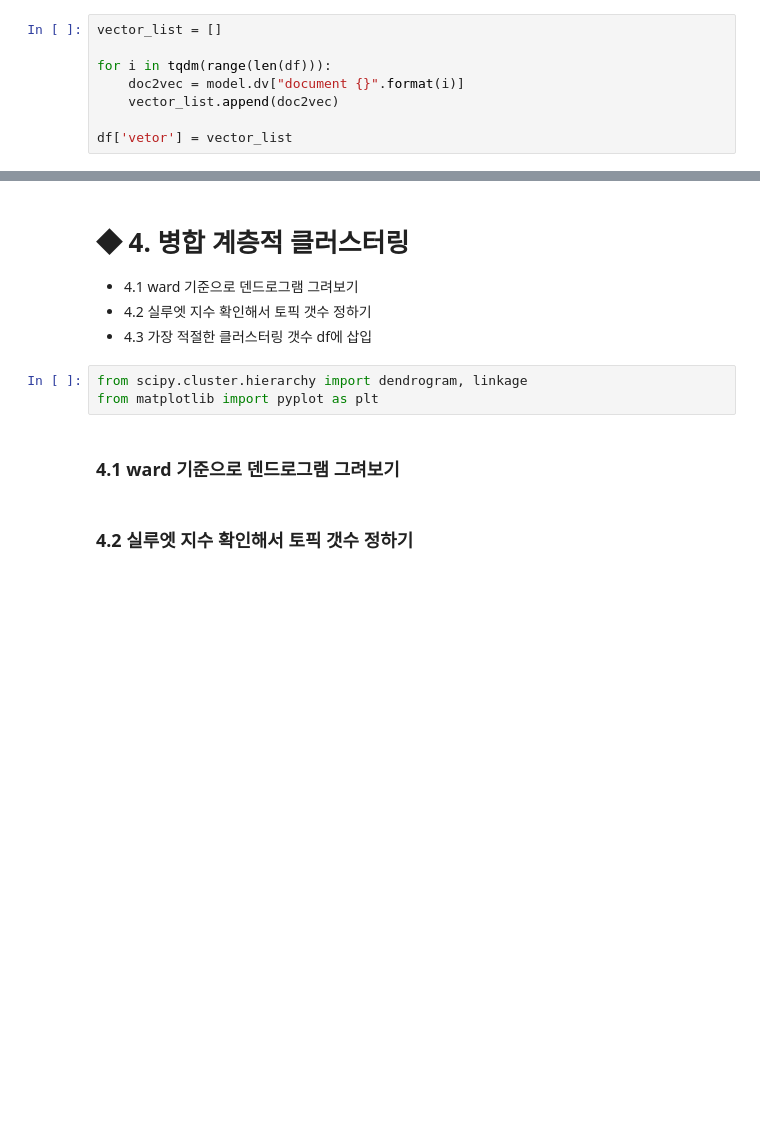
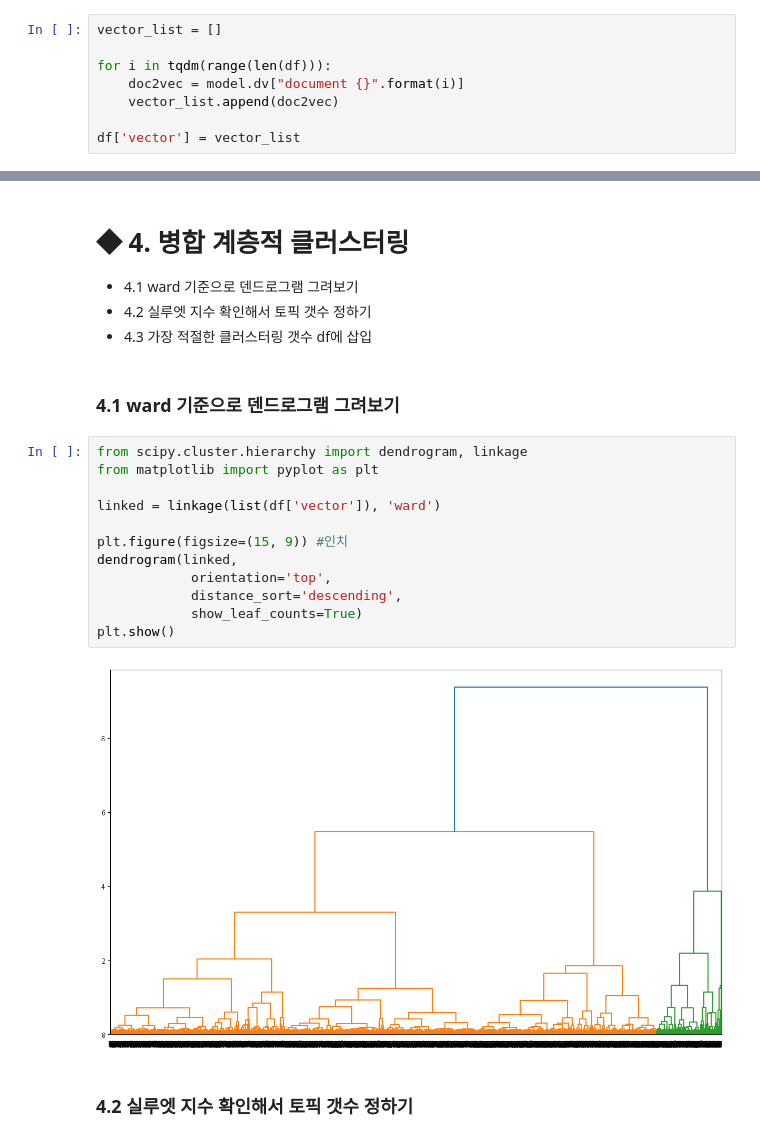
Before and after one commit to Sungileo/LGDX_2, a Jupyter notebook: posts/Day1_실습.ipynb, the cells around one changed output, grey strips where cells are left out. Drawn from its saved outputs; the diff is of its cells as text; blank space fills up the shorter version.

```diff
--- a/posts/Day1_실습.ipynb
+++ b/posts/Day1_실습.ipynb
@@ -177,7 +177,7 @@ for i in tqdm(range(len(df))):
     doc2vec = model.dv["document {}".format(i)]
     vector_list.append(doc2vec)
 
-df['vetor'] = vector_list
+df['vector'] = vector_list
 # %%
 df.head()
 # %% [output]
@@ -192,11 +192,22 @@ df.head()
 * 4.1 ward 기준으로 덴드로그램 그려보기
 * 4.2 실루엣 지수 확인해서 토픽 갯수 정하기
 * 4.3 가장 적절한 클러스터링 갯수 df에 삽입
-# %%
-from scipy.cluster.hierarchy import dendrogram, linkage
-from matplotlib import pyplot as plt
 # %% [markdown]
 ### 4.1 ward 기준으로 덴드로그램 그려보기
+# %%
+from scipy.cluster.hierarchy import dendrogram, linkage
+from matplotlib import pyplot as plt
+
+linked = linkage(list(df['vector']), 'ward')
+
+plt.figure(figsize=(15, 9)) #인치
+dendrogram(linked,
+            orientation='top',
+            distance_sort='descending',
+            show_leaf_counts=True)
+plt.show()
+# %% [output]
+[figure, added]
 # %% [markdown]
 ### 4.2 실루엣 지수 확인해서 토픽 갯수 정하기
 # %%
```
Also changed, not shown: parts of 11 cells of this notebook, 6 other files.
